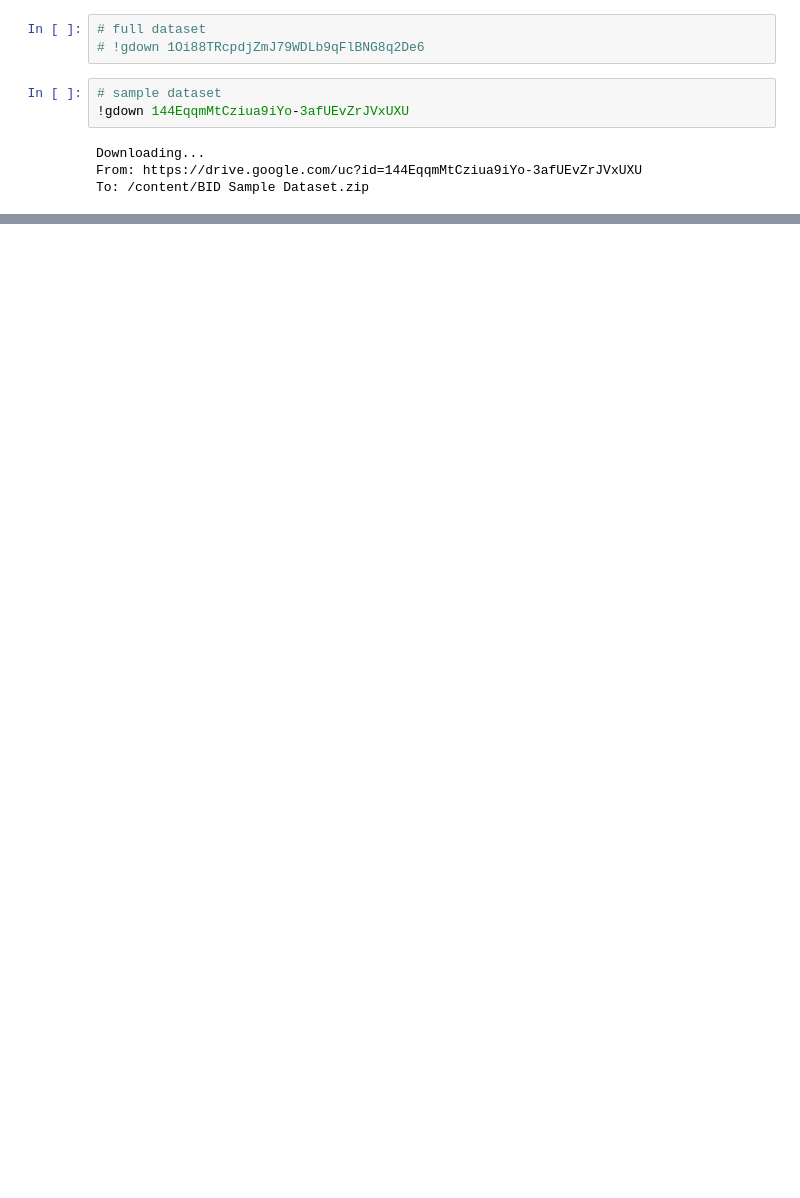
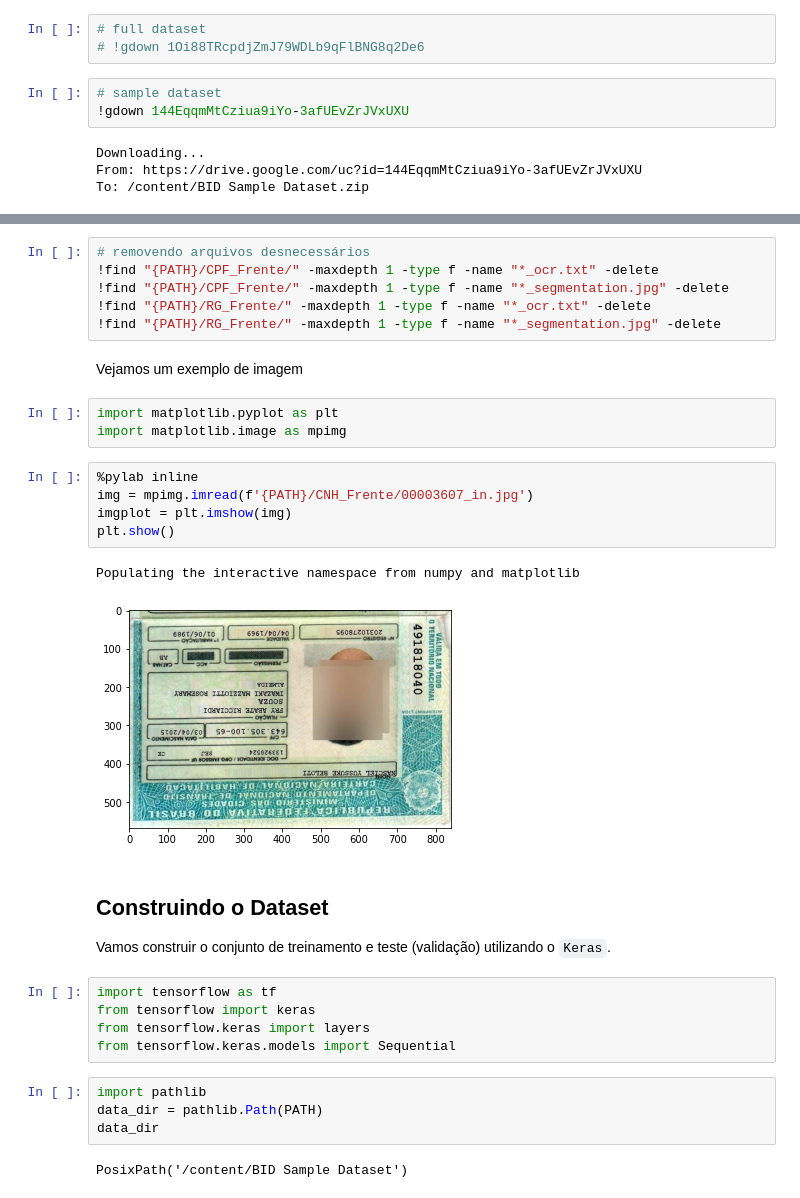
Before and after one commit to leomaurodesenv/kaggle, a Jupyter notebook: jupyter/company_challenge-desafio_de_inteligencia_artificial.ipynb, the cells around one changed output, grey strips where cells are left out. Cells and saved outputs as stored; diff of their text form; blank space fills up the shorter version.

```diff
--- a/jupyter/company_challenge-desafio_de_inteligencia_artificial.ipynb
+++ b/jupyter/company_challenge-desafio_de_inteligencia_artificial.ipynb
@@ -41,0 +63,34 @@ To: /content/BID Sample Dataset.zip
+# %%
+# removendo arquivos desnecessários
+!find "{PATH}/CPF_Frente/" -maxdepth 1 -type f -name "*_ocr.txt" -delete
+!find "{PATH}/CPF_Frente/" -maxdepth 1 -type f -name "*_segmentation.jpg" -delete
+!find "{PATH}/RG_Frente/" -maxdepth 1 -type f -name "*_ocr.txt" -delete
+!find "{PATH}/RG_Frente/" -maxdepth 1 -type f -name "*_segmentation.jpg" -delete
+# %% [markdown]
+Vejamos um exemplo de imagem
+# %%
+import matplotlib.pyplot as plt
+import matplotlib.image as mpimg
+# %%
+%pylab inline
+img = mpimg.imread(f'{PATH}/CNH_Frente/00003607_in.jpg')
+imgplot = plt.imshow(img)
+plt.show()
+# %% [output]
+Populating the interactive namespace from numpy and matplotlib
+[figure, added]
+# %% [markdown]
+## Construindo o Dataset
+
+Vamos construir o conjunto de treinamento e teste (validação) utilizando o `Keras`.
+# %%
+import tensorflow as tf
+from tensorflow import keras
+from tensorflow.keras import layers
+from tensorflow.keras.models import Sequential
+# %%
+import pathlib
+data_dir = pathlib.Path(PATH)
+data_dir
+# %% [output]
+PosixPath('/content/BID Sample Dataset')
```
Also changed, not shown: parts of 26 cells of this notebook.
